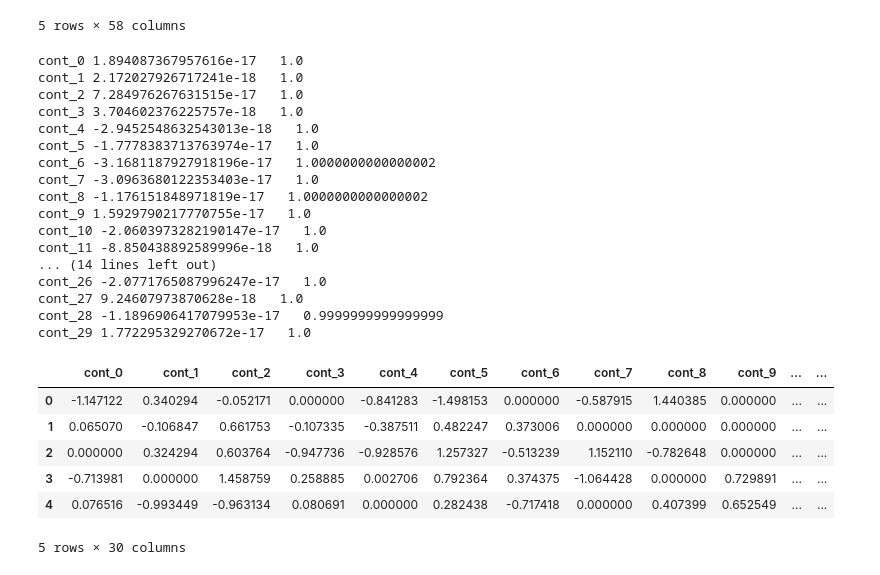
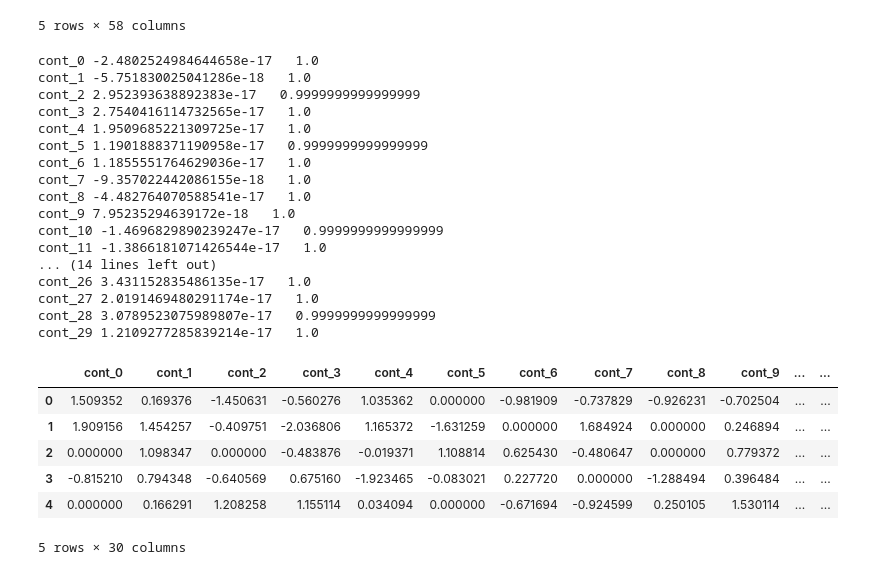
Before and after one commit to leonardopassafiume/DSML_lab, a Jupyter notebook: Lab5/test.ipynb, the cells around one changed output. Cells and saved outputs as stored; diff of their text form; code cells hidden in the pictures.

```diff
--- a/Lab5/test.ipynb
+++ b/Lab5/test.ipynb
@@ -28,50 +28,62 @@ X.head()
 | 3 | -0.017541 | NaN | 9.851084 | 0.035294 | 1.077285 | 4.897107 | -647.925452 | -2.024097 | NaN | 11.097455 | ... | ... |
 | 4 | 0.005074 | -32.895531 | -12.880423 | 0.025106 | NaN | 1.029729 | -3938.124133 | NaN | 172.214384 | 9.974146 | ... | ... |
 5 rows × 58 columns
+# %%
+X_train, X_test, y_train, y_test = train_test_split(X, y)
+
+#print(X_train.head())
+#print(X_test.head())
 # %%
-# Separate continous, ordinal and categorical attributes
+# Separate continous, ordinal and categorical attributes both for test and train
 
-X_cont= X.loc[:,"cont_0":"cont_29"]
-X_ord = X.loc[:, "ord_0":"ord_19"]
-X_cat = X.loc[:,"cat_0":"cat_7"]
+X_train_cont= X_train.loc[:,"cont_0":"cont_29"]
+X_train_ord = X_train.loc[:, "ord_0":"ord_19"]
+X_train_cat = X_train.loc[:,"cat_0":"cat_7"]
+
+X_test_cont = X_test.loc[:,"cont_0":"cont_29"]
+X_test_ord = X_test.loc[:, "ord_0":"ord_19"]
+X_test_cat = X_test.loc[:,"cat_0":"cat_7"]
 # %%
 from sklearn.preprocessing import StandardScaler
 
 zscore_s = StandardScaler()
-X_cont_norm = pd.DataFrame(zscore_s.fit_transform(X_cont), columns=X_cont.columns)
+X_train_cont_norm = pd.DataFrame(zscore_s.fit_transform(X_train_cont), columns=X_train_cont.columns)
+X_test_cont_norm = pd.DataFrame(zscore_s.transform(X_test_cont), columns=X_test_cont.columns)
 
-for col in X_cont_norm.columns:
-    print(col, str(np.mean(X_cont_norm[col])), ' ' , str(np.std(X_cont_norm[col])))
+
+for col in X_train_cont_norm.columns:
+    print(col, str(np.mean(X_train_cont_norm[col])), ' ' , str(np.std(X_train_cont_norm[col])))
 
 # fillna with the mean (0)
 
-X_cont_norm.fillna(0, inplace=True)
+X_train_cont_norm.fillna(0, inplace=True)
+X_test_cont_norm.fillna(0, inplace=True)
 # %% [output]
-cont_0 1.894087367957616e-17   1.0
-cont_1 2.172027926717241e-18   1.0
-cont_2 7.284976267631515e-17   1.0
-cont_3 3.704602376225757e-18   1.0
-cont_4 -2.9452548632543013e-18   1.0
-cont_5 -1.7778383713763974e-17   1.0
-cont_6 -3.1681187927918196e-17   1.0000000000000002
-cont_7 -3.0963680122353403e-17   1.0
-cont_8 -1.176151848971819e-17   1.0000000000000002
-cont_9 1.5929790217770755e-17   1.0
-cont_10 -2.0603973282190147e-17   1.0
-cont_11 -8.850438892589996e-18   1.0
+cont_0 -2.4802524984644658e-17   1.0
+cont_1 -5.751830025041286e-18   1.0
+cont_2 2.952393638892383e-17   0.9999999999999999
+cont_3 2.7540416114732565e-17   1.0
+cont_4 1.9509685221309725e-17   1.0
+cont_5 1.1901888371190958e-17   0.9999999999999999
+cont_6 1.1855551764629036e-17   1.0
+cont_7 -9.357022442086155e-18   1.0
+cont_8 -4.482764070588541e-17   1.0
+cont_9 7.95235294639172e-18   1.0
+cont_10 -1.4696829890239247e-17   0.9999999999999999
+cont_11 -1.3866181071426544e-17   1.0
 ... (14 lines left out)
-cont_26 -2.0771765087996247e-17   1.0
-cont_27 9.24607973870628e-18   1.0
-cont_28 -1.1896906417079953e-17   0.9999999999999999
-cont_29 1.772295329270672e-17   1.0
+cont_26 3.431152835486135e-17   1.0
+cont_27 2.0191469480291174e-17   1.0
+cont_28 3.0789523075989807e-17   0.9999999999999999
+cont_29 1.2109277285839214e-17   1.0
 # %%
-X_cont_norm.head()
+X_train_cont_norm.head()
 # %% [output]
 |  | cont_0 | cont_1 | cont_2 | cont_3 | cont_4 | cont_5 | cont_6 | cont_7 | cont_8 | cont_9 | ... | ... |
-| 0 | -1.147122 | 0.340294 | -0.052171 | 0.000000 | -0.841283 | -1.498153 | 0.000000 | -0.587915 | 1.440385 | 0.000000 | ... | ... |
-| 1 | 0.065070 | -0.106847 | 0.661753 | -0.107335 | -0.387511 | 0.482247 | 0.373006 | 0.000000 | 0.000000 | 0.000000 | ... | ... |
-| 2 | 0.000000 | 0.324294 | 0.603764 | -0.947736 | -0.928576 | 1.257327 | -0.513239 | 1.152110 | -0.782648 | 0.000000 | ... | ... |
-| 3 | -0.713981 | 0.000000 | 1.458759 | 0.258885 | 0.002706 | 0.792364 | 0.374375 | -1.064428 | 0.000000 | 0.729891 | ... | ... |
-| 4 | 0.076516 | -0.993449 | -0.963134 | 0.080691 | 0.000000 | 0.282438 | -0.717418 | 0.000000 | 0.407399 | 0.652549 | ... | ... |
+| 0 | 1.509352 | 0.169376 | -1.450631 | -0.560276 | 1.035362 | 0.000000 | -0.981909 | -0.737829 | -0.926231 | -0.702504 | ... | ... |
+| 1 | 1.909156 | 1.454257 | -0.409751 | -2.036806 | 1.165372 | -1.631259 | 0.000000 | 1.684924 | 0.000000 | 0.246894 | ... | ... |
+| 2 | 0.000000 | 1.098347 | 0.000000 | -0.483876 | -0.019371 | 1.108814 | 0.625430 | -0.480647 | 0.000000 | 0.779372 | ... | ... |
+| 3 | -0.815210 | 0.794348 | -0.640569 | 0.675160 | -1.923465 | -0.083021 | 0.227720 | 0.000000 | -1.288494 | 0.396484 | ... | ... |
+| 4 | 0.000000 | 0.166291 | 1.208258 | 1.155114 | 0.034094 | 0.000000 | -0.671694 | -0.924599 | 0.250105 | 1.530114 | ... | ... |
 5 rows × 30 columns
 # %%
```
Also changed, not shown: parts of 14 cells of this notebook.
